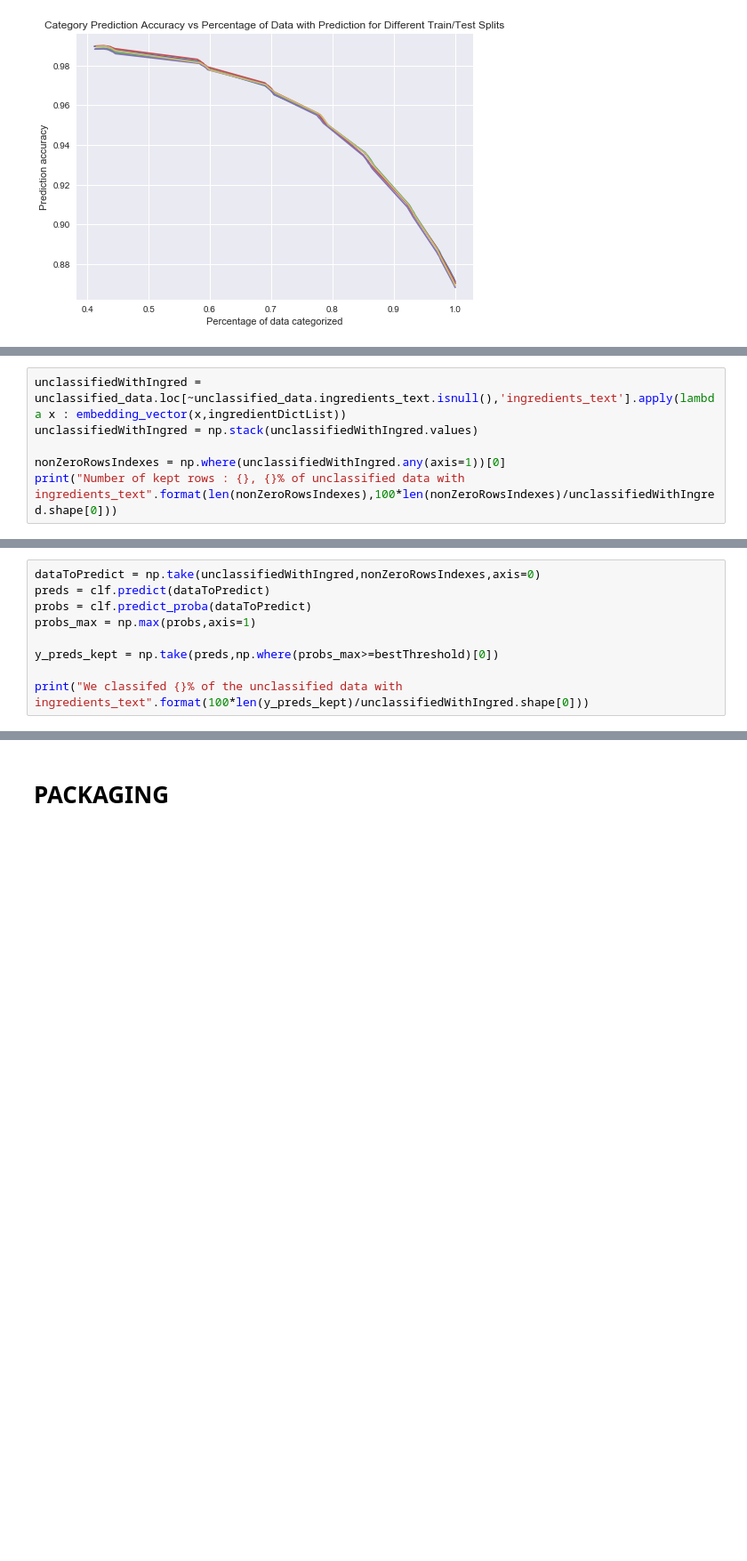
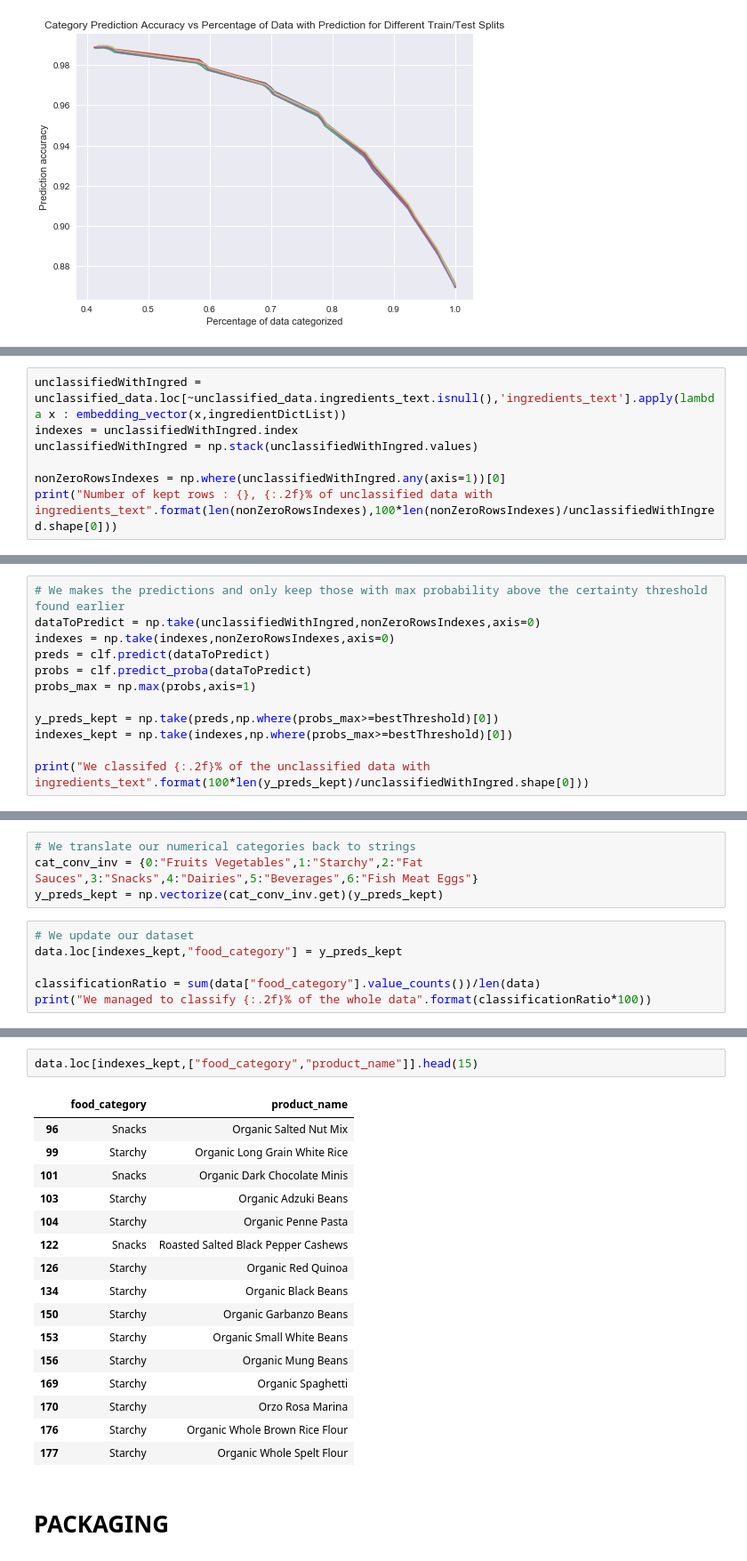
Before and after one commit to romi514/ProjectADA, a Jupyter notebook: project_tagADA.ipynb, the cells around one changed output, grey strips where cells are left out. Shown at 89% size. Cells and saved outputs as stored; diff of their text form; blank space fills up the shorter version.

Commit message:
finished category notebook part

```diff
--- a/project_tagADA.ipynb
+++ b/project_tagADA.ipynb
@@ -469,7 +466,8 @@ By choosing a threshold of 0.86 we categorized 59.1% of the testing set with 98.
 # %%
 unclassifiedWithIngred = unclassified_data.loc[~unclassified_data.ingredients_text.isnull(),'ingredients_text'].apply(lambda x : embedding_vector(x,ingredientDictList))
+indexes = unclassifiedWithIngred.index
 unclassifiedWithIngred = np.stack(unclassifiedWithIngred.values)
 
 nonZeroRowsIndexes = np.where(unclassifiedWithIngred.any(axis=1))[0]
-print("Number of kept rows : {}, {}% of unclassified data with ingredients_text".format(len(nonZeroRowsIndexes),100*len(nonZeroRowsIndexes)/unclassifiedWithIngred.shape[0]))
+print("Number of kept rows : {}, {:.2f}% of unclassified data with ingredients_text".format(len(nonZeroRowsIndexes),100*len(nonZeroRowsIndexes)/unclassifiedWithIngred.shape[0]))
 # %% [output]
@@ -477,10 +475,13 @@ Number of kept rows : 243453, 96.63671078014973% of unclassified data with ingre
 # %%
+# We makes the predictions and only keep those with max probability above the certainty threshold found earlier
 dataToPredict = np.take(unclassifiedWithIngred,nonZeroRowsIndexes,axis=0)
+indexes = np.take(indexes,nonZeroRowsIndexes,axis=0)
 preds = clf.predict(dataToPredict)
 probs = clf.predict_proba(dataToPredict)
 probs_max = np.max(probs,axis=1)
 
 y_preds_kept = np.take(preds,np.where(probs_max>=bestThreshold)[0])
+indexes_kept = np.take(indexes,np.where(probs_max>=bestThreshold)[0])
 
-print("We classifed {}% of the unclassified data with ingredients_text".format(100*len(y_preds_kept)/unclassifiedWithIngred.shape[0]))
+print("We classifed {:.2f}% of the unclassified data with ingredients_text".format(100*len(y_preds_kept)/unclassifiedWithIngred.shape[0]))
 # %% [output]
@@ -487,0 +489,10 @@ We classifed 32.45992870922414% of the unclassified data with ingredients_text
+# %%
+# We translate our numerical categories back to strings
+cat_conv_inv = {0:"Fruits Vegetables",1:"Starchy",2:"Fat Sauces",3:"Snacks",4:"Dairies",5:"Beverages",6:"Fish Meat Eggs"}
+y_preds_kept = np.vectorize(cat_conv_inv.get)(y_preds_kept)
+# %%
+# We update our dataset
+data.loc[indexes_kept,"food_category"] = y_preds_kept
+
+classificationRatio = sum(data["food_category"].value_counts())/len(data)
+print("We managed to classify {:.2f}% of the whole data".format(classificationRatio*100))
@@ -488,3 +503,22 @@ We classifed 32.45992870922414% of the unclassified data with ingredients_text
+# %%
+data.loc[indexes_kept,["food_category","product_name"]].head(15)
+# %% [output]
+|  | food_category | product_name |
+| 96 | Snacks | Organic Salted Nut Mix |
+| 99 | Starchy | Organic Long Grain White Rice |
+| 101 | Snacks | Organic Dark Chocolate Minis |
+| 103 | Starchy | Organic Adzuki Beans |
+| 104 | Starchy | Organic Penne Pasta |
+| 122 | Snacks | Roasted Salted Black Pepper Cashews |
+| 126 | Starchy | Organic Red Quinoa |
+| 134 | Starchy | Organic Black Beans |
+| 150 | Starchy | Organic Garbanzo Beans |
+| 153 | Starchy | Organic Small White Beans |
+| 156 | Starchy | Organic Mung Beans |
+| 169 | Starchy | Organic Spaghetti |
+| 170 | Starchy | Orzo Rosa Marina |
+| 176 | Starchy | Organic Whole Brown Rice Flour |
+| 177 | Starchy | Organic Whole Spelt Flour |
 # %% [markdown]
 # PACKAGING
 # %% [markdown]
```
Also changed, not shown: parts of 38 cells of this notebook, 4 other files.
